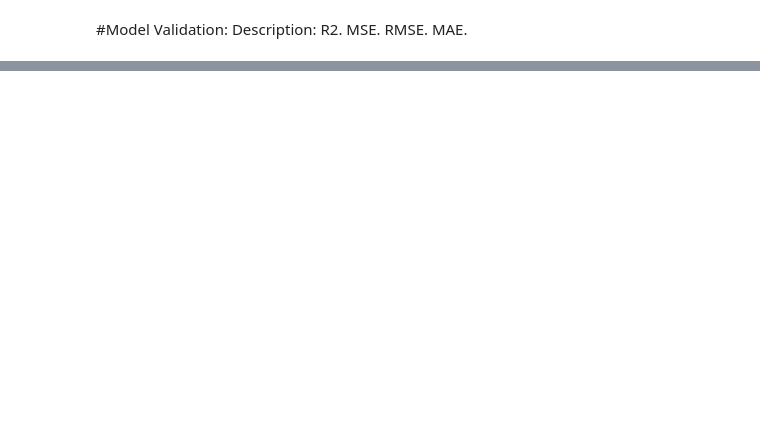
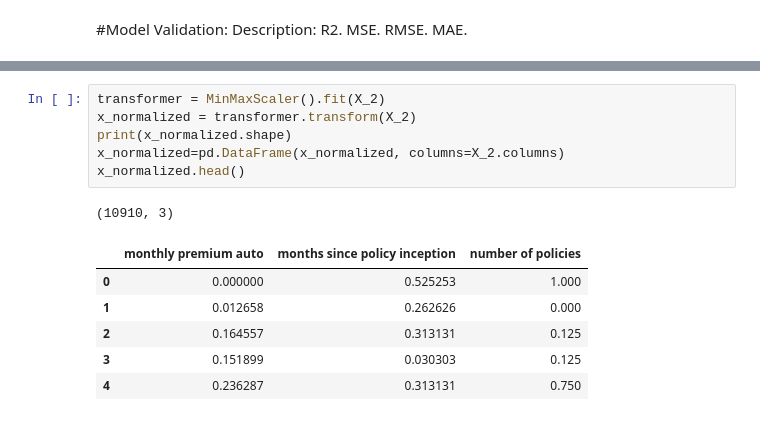
Before and after one commit to Mahnaz-Meem/lab4-customer-analysis-round-2, a Jupyter notebook: Lab4-customer-analysis-round-2.ipynb, the cells around one changed output, grey strips where cells are left out. Saved outputs shown, nothing was run; the diff lists cells and outputs as text; blank space fills up the shorter version.

```diff
--- a/Lab4-customer-analysis-round-2.ipynb
+++ b/Lab4-customer-analysis-round-2.ipynb
@@ -942,0 +966,14 @@ This means that the model is not fitted properly and error is very high.
+# %%
+transformer = MinMaxScaler().fit(X_2)
+x_normalized = transformer.transform(X_2)
+print(x_normalized.shape)
+x_normalized=pd.DataFrame(x_normalized, columns=X_2.columns)
+x_normalized.head()
+# %% [output]
+(10910, 3)
+|  | monthly premium auto | months since policy inception | number of policies |
+| 0 | 0.000000 | 0.525253 | 1.000 |
+| 1 | 0.012658 | 0.262626 | 0.000 |
+| 2 | 0.164557 | 0.313131 | 0.125 |
+| 3 | 0.151899 | 0.030303 | 0.125 |
+| 4 | 0.236287 | 0.313131 | 0.750 |
```
Also changed, not shown: parts of 55 cells of this notebook.
